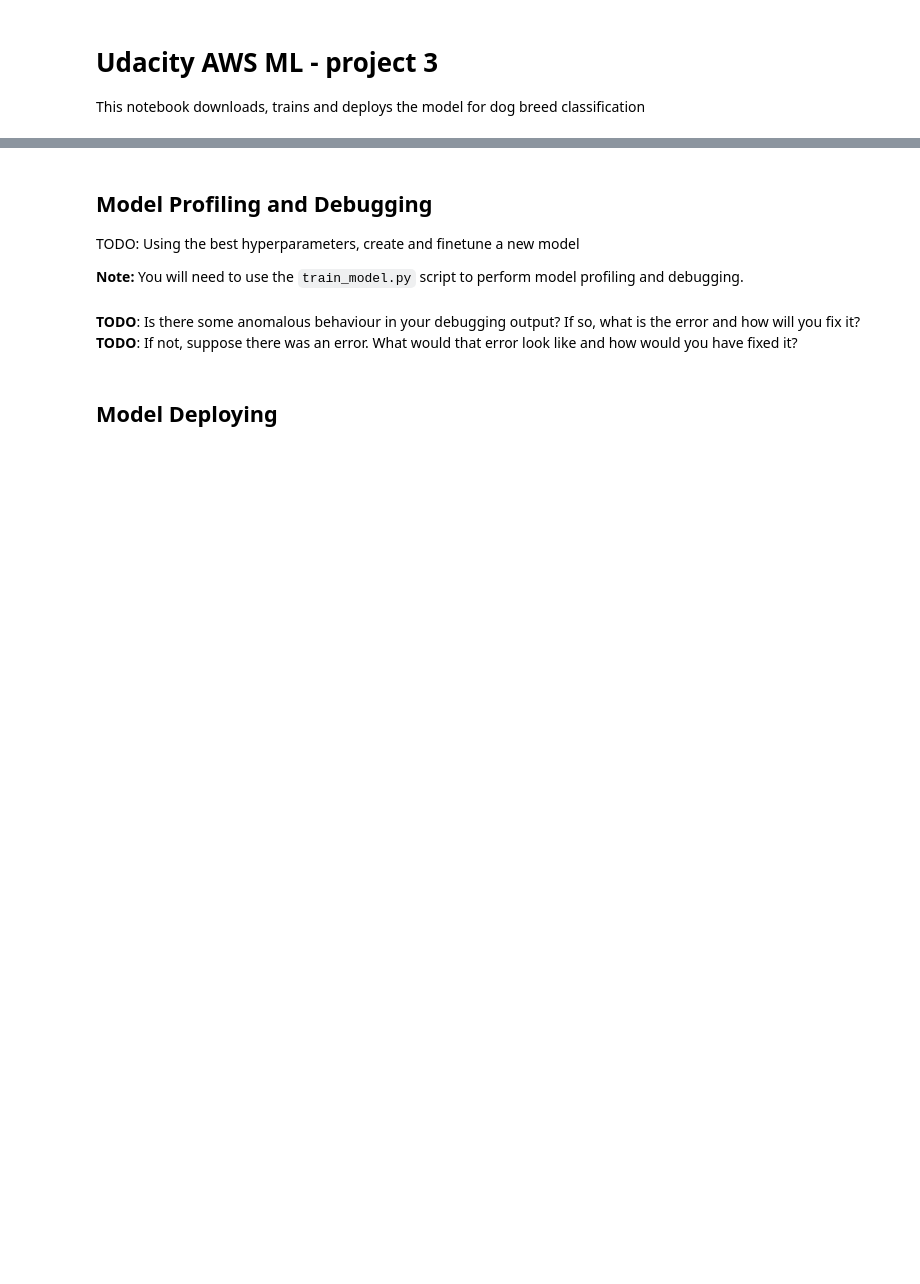
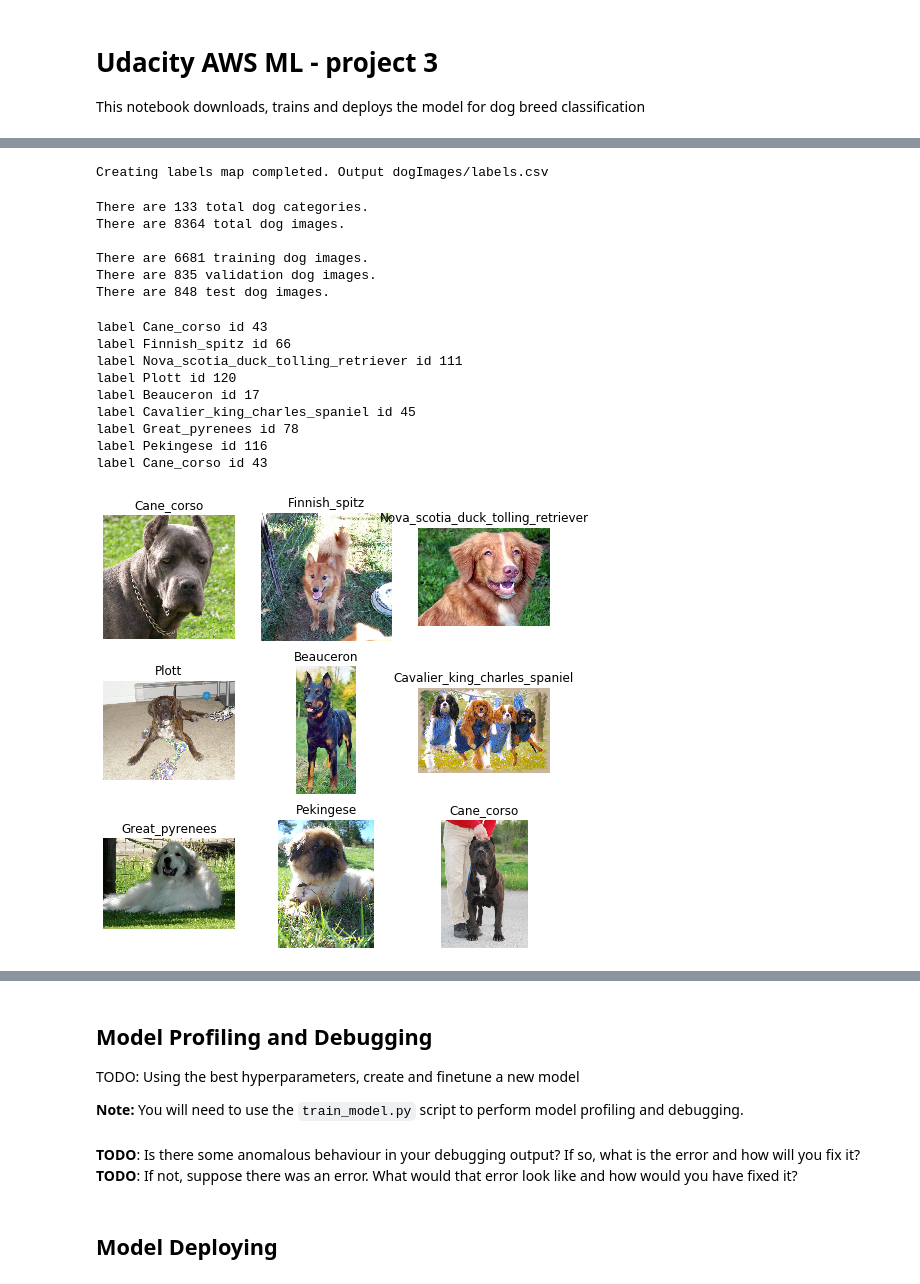
Before and after one commit to jakpor/Udacity-AWS-ML-project-3, a Jupyter notebook: train_and_deploy.ipynb, the cells around one changed output, grey strips where cells are left out. Cells and saved outputs as stored; diff of their text form; code cells hidden in the pictures; blank space fills up the shorter version.

```diff
--- a/train_and_deploy.ipynb
+++ b/train_and_deploy.ipynb
@@ -59,0 +115,75 @@ Archive:  dogImages.zip
+# %%
+# Create labels map
+database_path = 'dogImages'
+
+def create_labels_map(database_path):
+    output_filename = os.path.join(database_path, 'labels.csv')
+    with open(output_filename, 'w', encoding='UTF8') as output_file:
+        writer = csv.writer(output_file)
+        writer.writerow(['Id', 'Breed name'])
+        for root, dirs, files in os.walk(os.path.join(database_path, 'test')):
+            dirs.sort()
+            for directories in dirs:
+                splitted_dir_name = directories.split(".")
+                if (len(splitted_dir_name) == 2 and len(splitted_dir_name[0])>0):
+                    splitted_dir_name[0] = int(splitted_dir_name[0]) - 1
+                    writer.writerow(splitted_dir_name)
+            break
+    print('Creating labels map completed. Output', output_filename)
+
+create_labels_map(database_path)
+# %% [output]
+Creating labels map completed. Output dogImages/labels.csv
+# %%
+# Print statistics about the dataset
+import pandas as pd
+labels_map = pd.read_csv('dogImages/labels.csv')
+test_meta = pd.read_csv('dogImages/test/meta.csv')
+valid_meta = pd.read_csv('dogImages/valid/meta.csv')
+train_meta = pd.read_csv('dogImages/train/meta.csv')
+
+print('There are %d total dog categories.' % len(labels_map))
+print('There are %s total dog images.\n' % str(len(test_meta)+len(valid_meta)+len(train_meta)))
+print('There are %d training dog images.' % len(train_meta))
+print('There are %d validation dog images.' % len(valid_meta))
+print('There are %d test dog images.'% len(test_meta))
+# %% [output]
+There are 133 total dog categories.
+There are 8364 total dog images.
+
+There are 6681 training dog images.
+There are 835 validation dog images.
+There are 848 test dog images.
+# %%
+# Plot some of the data
+import pandas as pd
+import matplotlib.pyplot as plt
+import matplotlib.image as mpimg
+import random
+labels_map = pd.read_csv('dogImages/labels.csv')
+test_meta = pd.read_csv('dogImages/test/meta.csv')
+
+figure = plt.figure(figsize=(8, 8))
+cols, rows = 3, 3
+for i in range(1, cols * rows + 1):
+    sample_idx = random.randint(0, len(test_meta))
+    img_path = test_meta.iloc[sample_idx, 1]
+    label_id = test_meta.iloc[sample_idx, 0]
+    label = labels_map.iloc[int(label_id), 1]
+    print("label", label, "id", label_id)
+    figure.add_subplot(rows, cols, i)
+    plt.title(label)
+    plt.axis("off")
+    plt.imshow(mpimg.imread(img_path).squeeze(), cmap="gray")
+plt.show()
+# %% [output]
+label Cane_corso id 43
+label Finnish_spitz id 66
+label Nova_scotia_duck_tolling_retriever id 111
+label Plott id 120
+label Beauceron id 17
+label Cavalier_king_charles_spaniel id 45
+label Great_pyrenees id 78
+label Pekingese id 116
+label Cane_corso id 43
+[figure, added]
```
Also changed, not shown: parts of 18 cells of this notebook, 1 other file.
